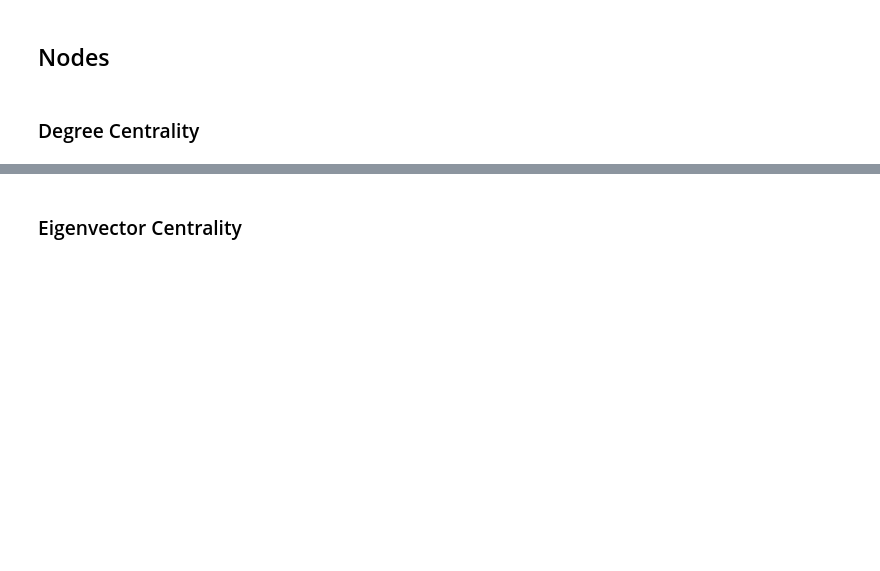
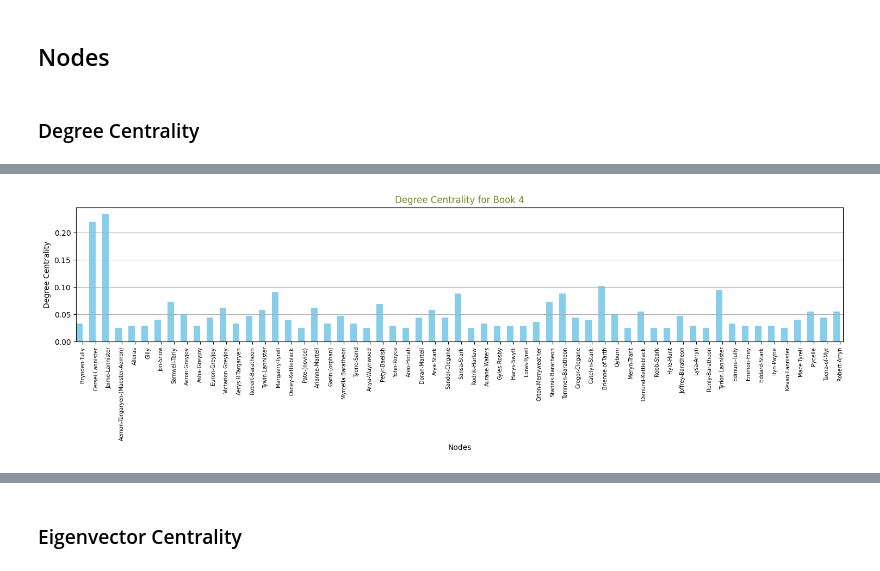
Before and after one commit to RiccardoRomeo01/SocialNetworkAnalysisProject, a Jupyter notebook: Social_Network_Analysis_Project.ipynb, the cells around one changed output, grey strips where cells are left out. Cells and saved outputs as stored; diff of their text form; code cells hidden in the pictures; blank space fills up the shorter version.

```diff
--- a/Social_Network_Analysis_Project.ipynb
+++ b/Social_Network_Analysis_Project.ipynb
@@ -122,0 +206,4 @@ plot_degree_centrality(degree_1, 'Degree Centrality for Book 1', font_size=7)
+# %%
+top_degree_nodes_4 = plot_degree_centrality(degree_4, 'Degree Centrality for Book 4', font_size=7, threshold=0.025)
+# %% [output]
+[figure, added]
```
Also changed, not shown: parts of 33 cells of this notebook.
